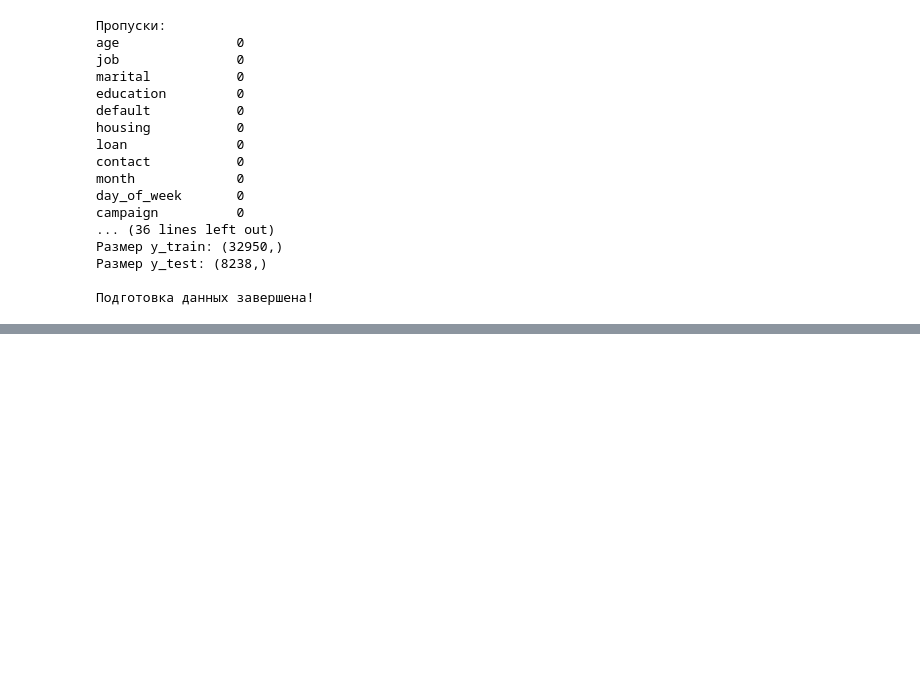
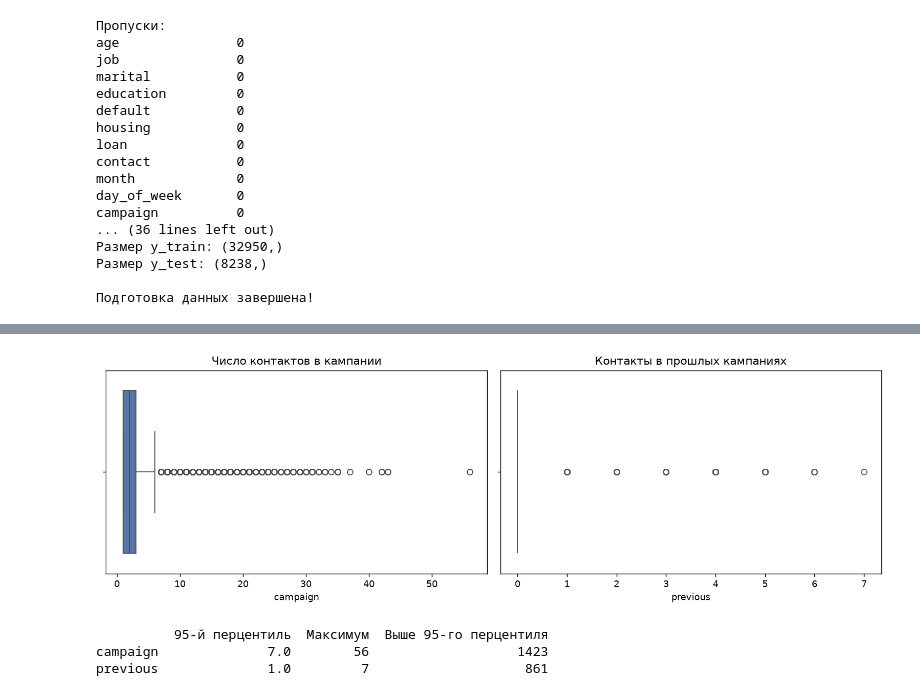
Before and after one commit to renoegneo/MLclasswork, a Jupyter notebook: sklnandasdsa.ipynb, the cells around one changed output, grey strips where cells are left out. Saved outputs shown, nothing was run; the diff lists cells and outputs as text; code cells hidden in the pictures; blank space fills up the shorter version.

```diff
--- a/sklnandasdsa.ipynb
+++ b/sklnandasdsa.ipynb
@@ -77,0 +122,23 @@ campaign          0
+# %%
+# Посмотрим на хвосты числовых признаков, не удаляя их автоматически
+outlier_summary = pd.DataFrame({
+    "95-й перцентиль": X_train[["campaign", "previous"]].quantile(0.95),
+    "Максимум": X_train[["campaign", "previous"]].max(),
+    "Выше 95-го перцентиля": [
+        int((X_train["campaign"] > X_train["campaign"].quantile(0.95)).sum()),
+        int((X_train["previous"] > X_train["previous"].quantile(0.95)).sum()),
+    ],
+})
+display(outlier_summary)
+fig, axes = plt.subplots(1, 2, figsize=(12, 4))
+sns.boxplot(x=X_train["campaign"], ax=axes[0], color="#4c72b0")
+axes[0].set(title="Число контактов в кампании", xlabel="campaign")
+sns.boxplot(x=X_train["previous"], ax=axes[1], color="#dd8452")
+axes[1].set(title="Контакты в прошлых кампаниях", xlabel="previous")
+plt.tight_layout()
+plt.show()
+# %% [output]
+[figure, added]
+          95-й перцентиль  Максимум  Выше 95-го перцентиля
+campaign              7.0        56                   1423
+previous              1.0         7                    861
```
Also changed, not shown: parts of 7 cells of this notebook, 1 other file.
